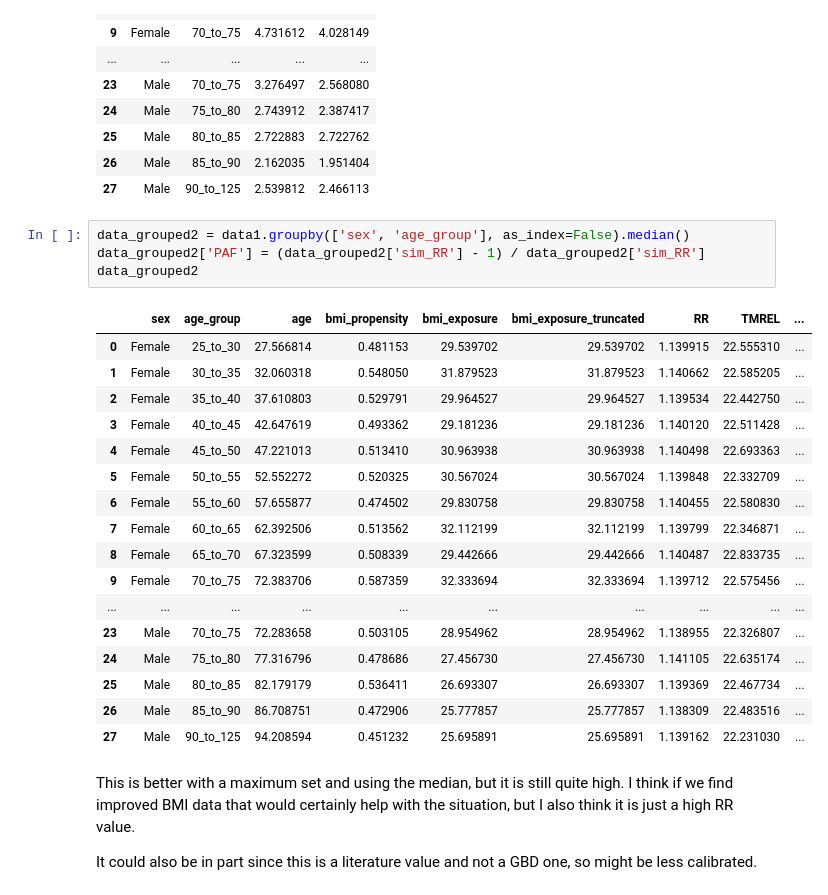
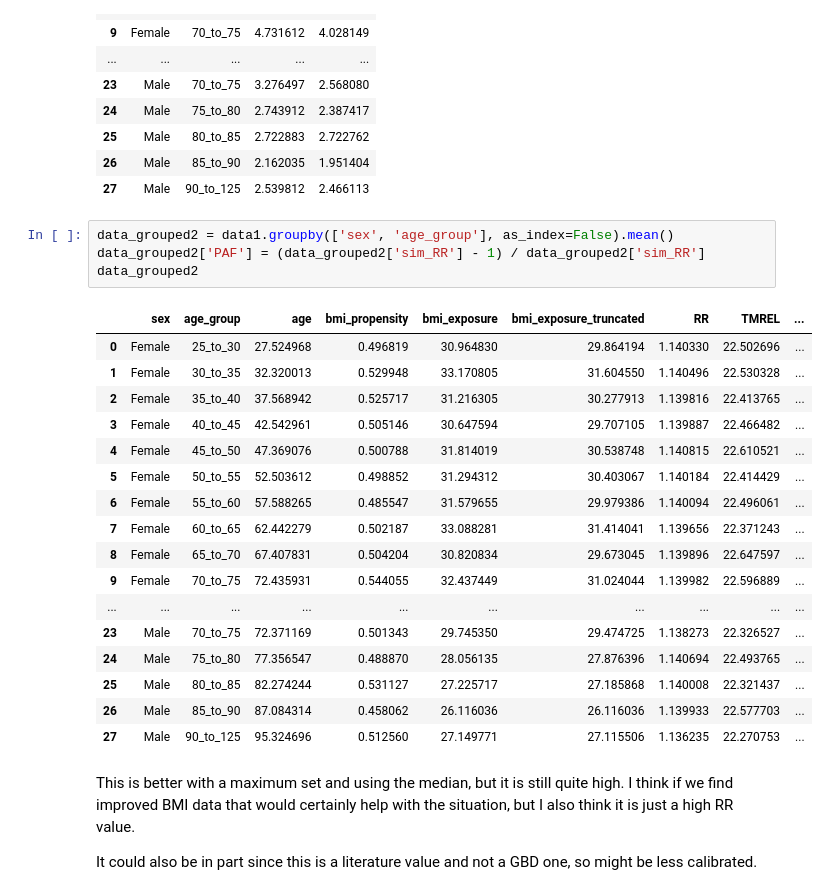
Before and after one commit to ihmeuw/vivarium_research_nih_us_cvd, a Jupyter notebook: PAF_BMI_to_HF.ipynb, the cells around one changed output. Cells and saved outputs as stored; diff of their text form.

```diff
--- a/PAF_BMI_to_HF.ipynb
+++ b/PAF_BMI_to_HF.ipynb
@@ -231,27 +231,27 @@ data_grouped
 | 26 | Male | 85_to_90 | 2.162035 | 1.951404 |
 | 27 | Male | 90_to_125 | 2.539812 | 2.466113 |
 # %%
-data_grouped2 = data1.groupby(['sex', 'age_group'], as_index=False).median()
+data_grouped2 = data1.groupby(['sex', 'age_group'], as_index=False).mean()
 data_grouped2['PAF'] = (data_grouped2['sim_RR'] - 1) / data_grouped2['sim_RR']
 data_grouped2
 # %% [output]
 |  | sex | age_group | age | bmi_propensity | bmi_exposure | bmi_exposure_truncated | RR | TMREL | ... |
-| 0 | Female | 25_to_30 | 27.566814 | 0.481153 | 29.539702 | 29.539702 | 1.139915 | 22.555310 | ... |
-| 1 | Female | 30_to_35 | 32.060318 | 0.548050 | 31.879523 | 31.879523 | 1.140662 | 22.585205 | ... |
-| 2 | Female | 35_to_40 | 37.610803 | 0.529791 | 29.964527 | 29.964527 | 1.139534 | 22.442750 | ... |
-| 3 | Female | 40_to_45 | 42.647619 | 0.493362 | 29.181236 | 29.181236 | 1.140120 | 22.511428 | ... |
-| 4 | Female | 45_to_50 | 47.221013 | 0.513410 | 30.963938 | 30.963938 | 1.140498 | 22.693363 | ... |
-| 5 | Female | 50_to_55 | 52.552272 | 0.520325 | 30.567024 | 30.567024 | 1.139848 | 22.332709 | ... |
-| 6 | Female | 55_to_60 | 57.655877 | 0.474502 | 29.830758 | 29.830758 | 1.140455 | 22.580830 | ... |
-| 7 | Female | 60_to_65 | 62.392506 | 0.513562 | 32.112199 | 32.112199 | 1.139799 | 22.346871 | ... |
-| 8 | Female | 65_to_70 | 67.323599 | 0.508339 | 29.442666 | 29.442666 | 1.140487 | 22.833735 | ... |
-| 9 | Female | 70_to_75 | 72.383706 | 0.587359 | 32.333694 | 32.333694 | 1.139712 | 22.575456 | ... |
+| 0 | Female | 25_to_30 | 27.524968 | 0.496819 | 30.964830 | 29.864194 | 1.140330 | 22.502696 | ... |
+| 1 | Female | 30_to_35 | 32.320013 | 0.529948 | 33.170805 | 31.604550 | 1.140496 | 22.530328 | ... |
+| 2 | Female | 35_to_40 | 37.568942 | 0.525717 | 31.216305 | 30.277913 | 1.139816 | 22.413765 | ... |
+| 3 | Female | 40_to_45 | 42.542961 | 0.505146 | 30.647594 | 29.707105 | 1.139887 | 22.466482 | ... |
+| 4 | Female | 45_to_50 | 47.369076 | 0.500788 | 31.814019 | 30.538748 | 1.140815 | 22.610521 | ... |
+| 5 | Female | 50_to_55 | 52.503612 | 0.498852 | 31.294312 | 30.403067 | 1.140184 | 22.414429 | ... |
+| 6 | Female | 55_to_60 | 57.588265 | 0.485547 | 31.579655 | 29.979386 | 1.140094 | 22.496061 | ... |
+| 7 | Female | 60_to_65 | 62.442279 | 0.502187 | 33.088281 | 31.414041 | 1.139656 | 22.371243 | ... |
+| 8 | Female | 65_to_70 | 67.407831 | 0.504204 | 30.820834 | 29.673045 | 1.139896 | 22.647597 | ... |
+| 9 | Female | 70_to_75 | 72.435931 | 0.544055 | 32.437449 | 31.024044 | 1.139982 | 22.596889 | ... |
 | ... | ... | ... | ... | ... | ... | ... | ... | ... | ... |
-| 23 | Male | 70_to_75 | 72.283658 | 0.503105 | 28.954962 | 28.954962 | 1.138955 | 22.326807 | ... |
-| 24 | Male | 75_to_80 | 77.316796 | 0.478686 | 27.456730 | 27.456730 | 1.141105 | 22.635174 | ... |
-| 25 | Male | 80_to_85 | 82.179179 | 0.536411 | 26.693307 | 26.693307 | 1.139369 | 22.467734 | ... |
-| 26 | Male | 85_to_90 | 86.708751 | 0.472906 | 25.777857 | 25.777857 | 1.138309 | 22.483516 | ... |
-| 27 | Male | 90_to_125 | 94.208594 | 0.451232 | 25.695891 | 25.695891 | 1.139162 | 22.231030 | ... |
+| 23 | Male | 70_to_75 | 72.371169 | 0.501343 | 29.745350 | 29.474725 | 1.138273 | 22.326527 | ... |
+| 24 | Male | 75_to_80 | 77.356547 | 0.488870 | 28.056135 | 27.876396 | 1.140694 | 22.493765 | ... |
+| 25 | Male | 80_to_85 | 82.274244 | 0.531127 | 27.225717 | 27.185868 | 1.140008 | 22.321437 | ... |
+| 26 | Male | 85_to_90 | 87.084314 | 0.458062 | 26.116036 | 26.116036 | 1.139933 | 22.577703 | ... |
+| 27 | Male | 90_to_125 | 95.324696 | 0.512560 | 27.149771 | 27.115506 | 1.136235 | 22.270753 | ... |
 # %% [markdown]
 This is better with a maximum set and using the median, but it is still quite high. I think if we find improved BMI data that would certainly help with the situation, but I also think it is just a high RR value.
 
```
Also changed, not shown: 3 other files.
